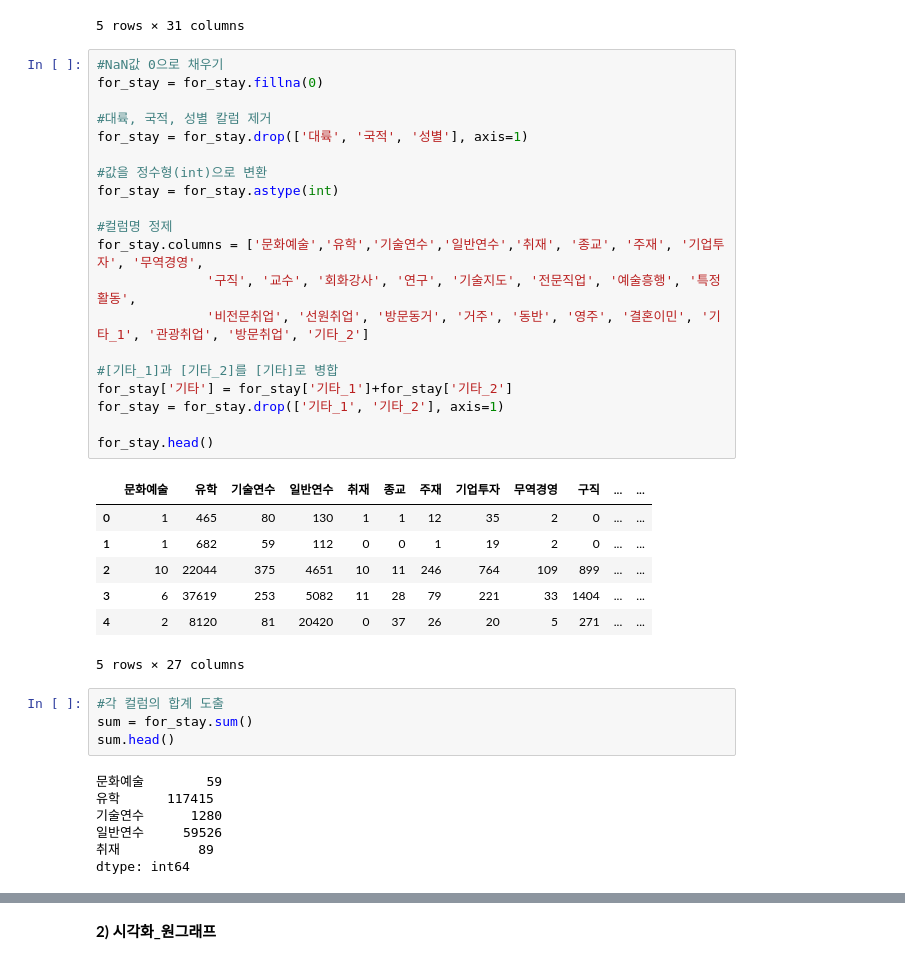
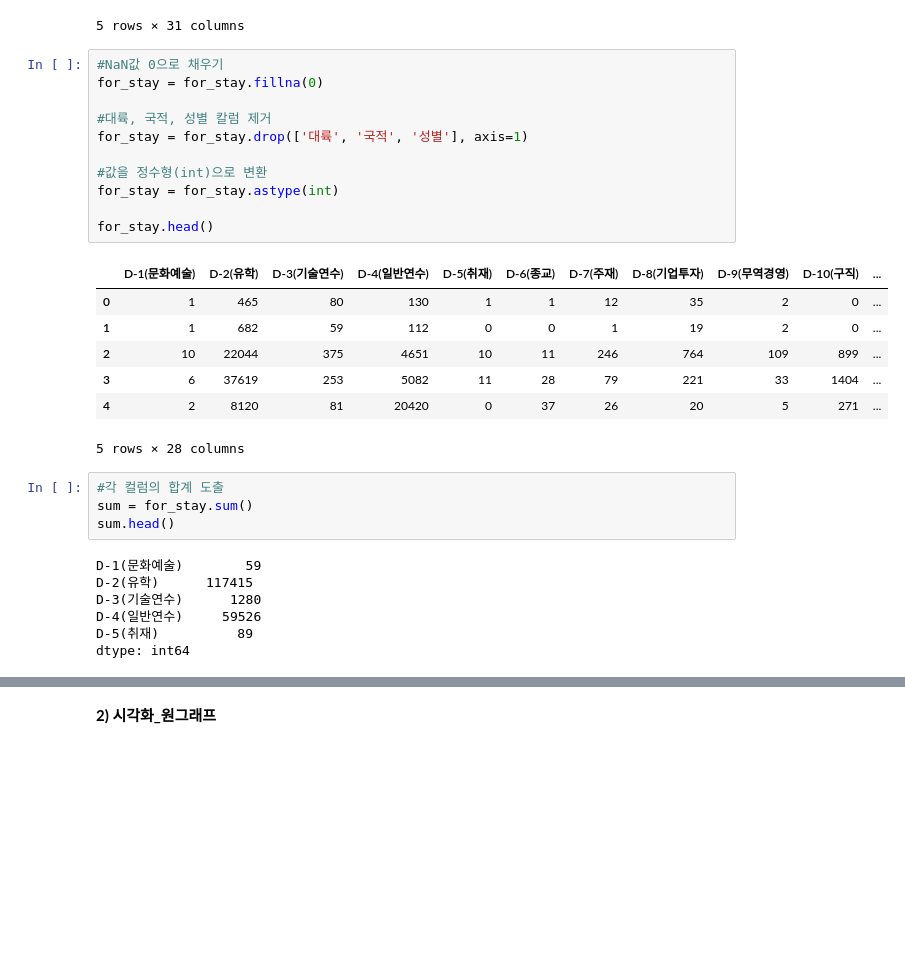
Before and after one commit to DataScience-TeamProject/data, a Jupyter notebook: Data_Science_TeamG.ipynb, the cells around one changed output, grey strips where cells are left out. Drawn from its saved outputs; the diff is of its cells as text; blank space fills up the shorter version.

```diff
--- a/Data_Science_TeamG.ipynb
+++ b/Data_Science_TeamG.ipynb
@@ -119,41 +119,32 @@ for_stay.head()
 # %%
 #NaN값 0으로 채우기
 for_stay = for_stay.fillna(0)
 
 #대륙, 국적, 성별 칼럼 제거
 for_stay = for_stay.drop(['대륙', '국적', '성별'], axis=1)
 
 #값을 정수형(int)으로 변환
 for_stay = for_stay.astype(int)
 
-#컬럼명 정제
-for_stay.columns = ['문화예술','유학','기술연수','일반연수','취재', '종교', '주재', '기업투자', '무역경영',
-              '구직', '교수', '회화강사', '연구', '기술지도', '전문직업', '예술흥행', '특정활동',
-              '비전문취업', '선원취업', '방문동거', '거주', '동반', '영주', '결혼이민', '기타_1', '관광취업', '방문취업', '기타_2']
-
-#[기타_1]과 [기타_2]를 [기타]로 병합
-for_stay['기타'] = for_stay['기타_1']+for_stay['기타_2']
-for_stay = for_stay.drop(['기타_1', '기타_2'], axis=1)
-
 for_stay.head()
 # %% [output]
-|  | 문화예술 | 유학 | 기술연수 | 일반연수 | 취재 | 종교 | 주재 | 기업투자 | 무역경영 | 구직 | ... | ... |
-| 0 | 1 | 465 | 80 | 130 | 1 | 1 | 12 | 35 | 2 | 0 | ... | ... |
-| 1 | 1 | 682 | 59 | 112 | 0 | 0 | 1 | 19 | 2 | 0 | ... | ... |
-| 2 | 10 | 22044 | 375 | 4651 | 10 | 11 | 246 | 764 | 109 | 899 | ... | ... |
-| 3 | 6 | 37619 | 253 | 5082 | 11 | 28 | 79 | 221 | 33 | 1404 | ... | ... |
-| 4 | 2 | 8120 | 81 | 20420 | 0 | 37 | 26 | 20 | 5 | 271 | ... | ... |
+|  | D-1(문화예술) | D-2(유학) | D-3(기술연수) | D-4(일반연수) | D-5(취재) | D-6(종교) | D-7(주재) | D-8(기업투자) | D-9(무역경영) | D-10(구직) | ... |
+| 0 | 1 | 465 | 80 | 130 | 1 | 1 | 12 | 35 | 2 | 0 | ... |
+| 1 | 1 | 682 | 59 | 112 | 0 | 0 | 1 | 19 | 2 | 0 | ... |
+| 2 | 10 | 22044 | 375 | 4651 | 10 | 11 | 246 | 764 | 109 | 899 | ... |
+| 3 | 6 | 37619 | 253 | 5082 | 11 | 28 | 79 | 221 | 33 | 1404 | ... |
+| 4 | 2 | 8120 | 81 | 20420 | 0 | 37 | 26 | 20 | 5 | 271 | ... |
-5 rows × 27 columns
+5 rows × 28 columns
 # %%
 #각 컬럼의 합계 도출
 sum = for_stay.sum()
 sum.head()
 # %% [output]
-문화예술        59
-유학      117415
-기술연수      1280
-일반연수     59526
-취재          89
+D-1(문화예술)        59
+D-2(유학)      117415
+D-3(기술연수)      1280
+D-4(일반연수)     59526
+D-5(취재)          89
 dtype: int64
 # %%
 #새 데이터프레임 생성
```
Also changed, not shown: parts of 4 cells of this notebook.
